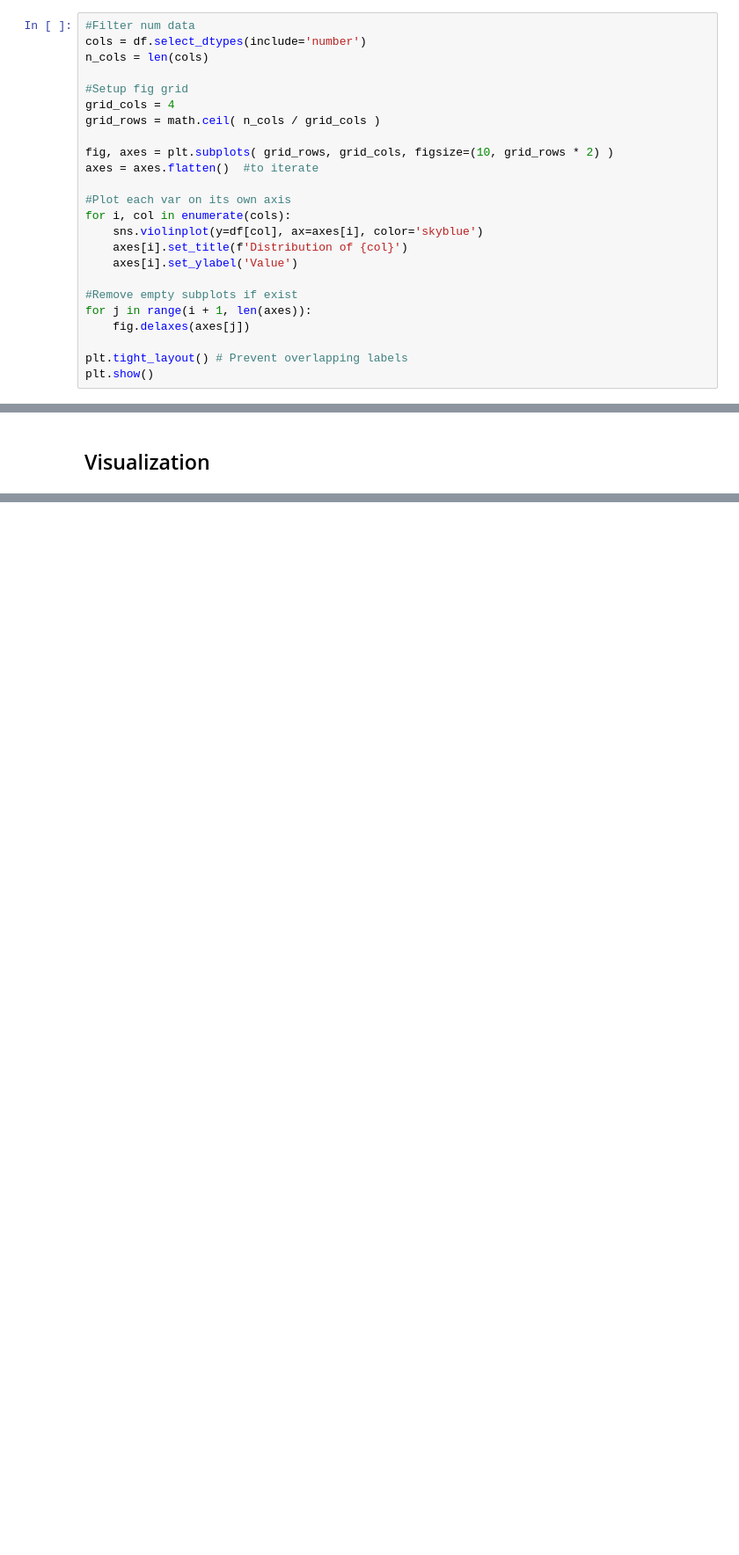
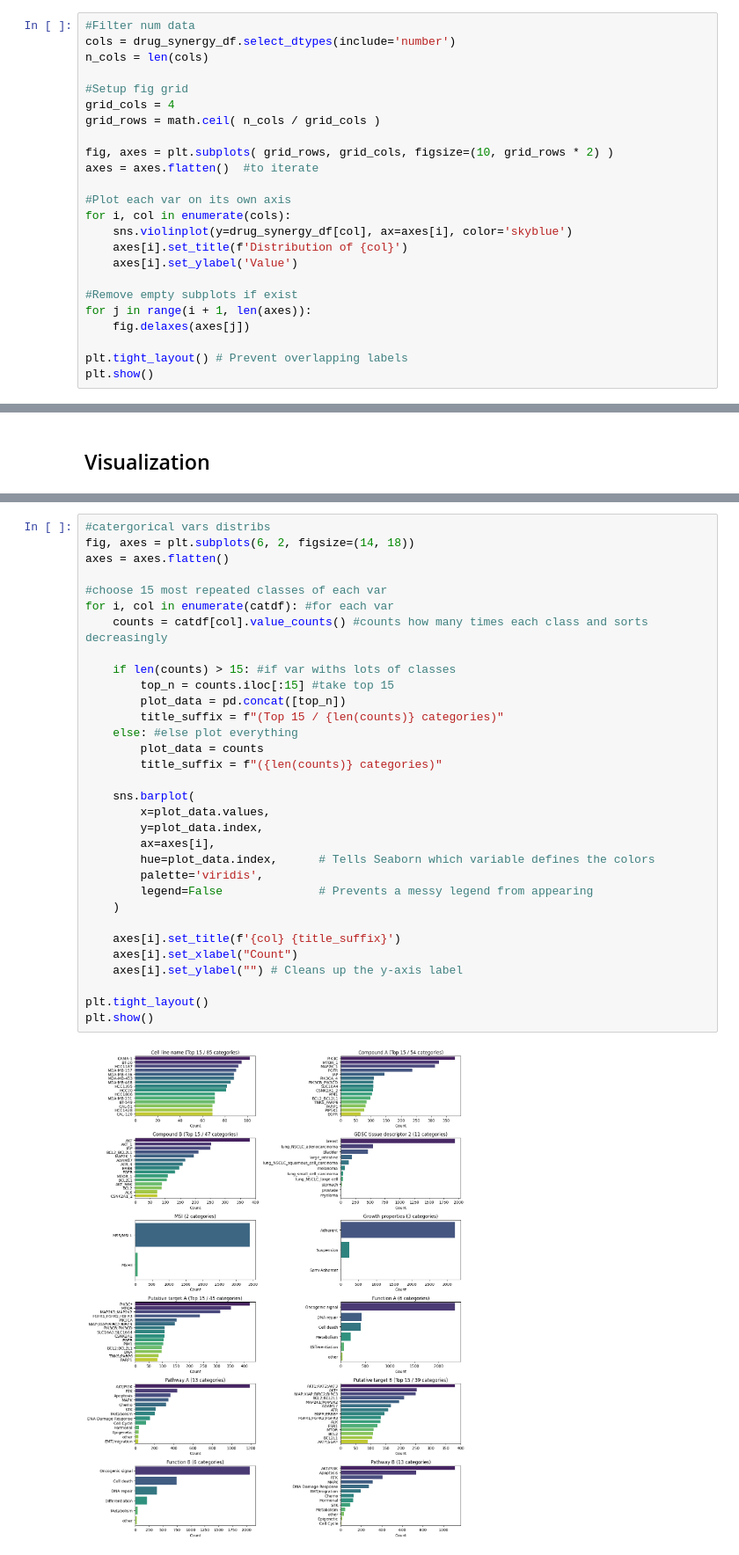
Before and after one commit to jorguz07/biomlproject, a Jupyter notebook: src/notebook/EDA.ipynb, the cells around one changed output, grey strips where cells are left out. Shown at 88% size. Drawn from its saved outputs; the diff is of its cells as text; blank space fills up the shorter version.

```diff
--- a/src/notebook/EDA.ipynb
+++ b/src/notebook/EDA.ipynb
@@ -91,7 +98,7 @@ df.describe( include='number' ) #descriptive stats for numerical vars
 | max | 10.000000 | 75.000000 | 10.000000 | 10.000000 | 100.000000 | 75.000000 | 10.000000 | 100.000000 | 6737.175000 | ... |
 # %%
 #Filter num data
-cols = df.select_dtypes(include='number')
+cols = drug_synergy_df.select_dtypes(include='number')
 n_cols = len(cols)
 
 #Setup fig grid
@@ -103,7 +110,7 @@ axes = axes.flatten()  #to iterate
 
 #Plot each var on its own axis
 for i, col in enumerate(cols):
-    sns.violinplot(y=df[col], ax=axes[i], color='skyblue')
+    sns.violinplot(y=drug_synergy_df[col], ax=axes[i], color='skyblue')
     axes[i].set_title(f'Distribution of {col}')
     axes[i].set_ylabel('Value')
 
@@ -380,0 +436,34 @@ We finalize this section visually exploring some of the relationships between th
+# %%
+#catergorical vars distribs
+fig, axes = plt.subplots(6, 2, figsize=(14, 18))
+axes = axes.flatten()
+
+#choose 15 most repeated classes of each var
+for i, col in enumerate(catdf): #for each var
+    counts = catdf[col].value_counts() #counts how many times each class and sorts decreasingly
+
+    if len(counts) > 15: #if var withs lots of classes
+        top_n = counts.iloc[:15] #take top 15
+        plot_data = pd.concat([top_n])
+        title_suffix = f"(Top 15 / {len(counts)} categories)"
+    else: #else plot everything
+        plot_data = counts
+        title_suffix = f"({len(counts)} categories)"
+
+    sns.barplot(
+        x=plot_data.values,
+        y=plot_data.index,
+        ax=axes[i],
+        hue=plot_data.index,      # Tells Seaborn which variable defines the colors
+        palette='viridis',
+        legend=False              # Prevents a messy legend from appearing
+    )
+
+    axes[i].set_title(f'{col} {title_suffix}')
+    axes[i].set_xlabel("Count")
+    axes[i].set_ylabel("") # Cleans up the y-axis label
+
+plt.tight_layout()
+plt.show()
+# %% [output]
+[figure, added]
```
Also changed, not shown: parts of 32 cells of this notebook, 2 other files.
